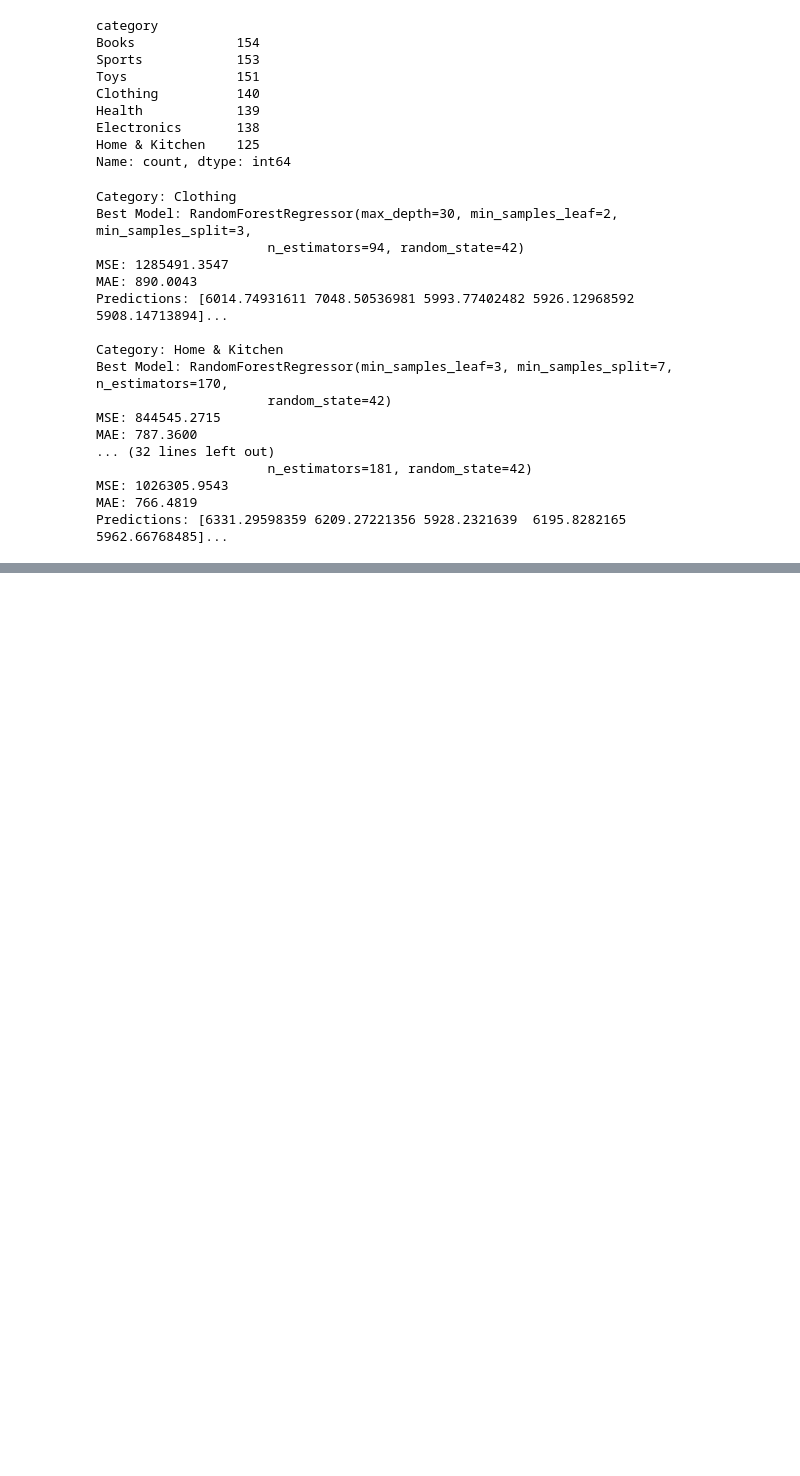
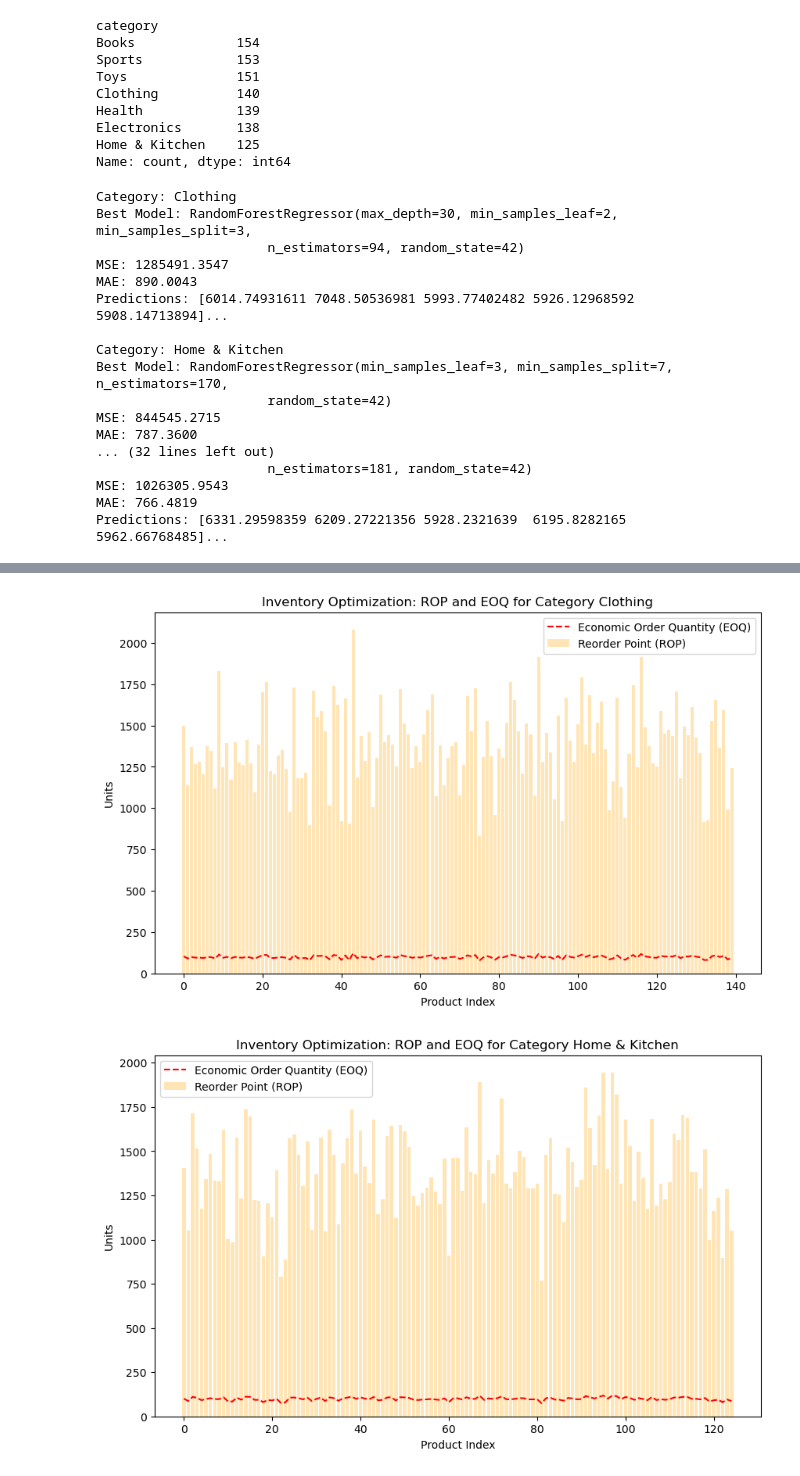
Before and after one commit to LengSokchhay/E-commerceSale, a Jupyter notebook: main.ipynb, the cells around one changed output, grey strips where cells are left out. Saved outputs shown, nothing was run; the diff lists cells and outputs as text; code cells hidden in the pictures; blank space fills up the shorter version.

```diff
--- a/main.ipynb
+++ b/main.ipynb
@@ -602,7 +602,7 @@ from sklearn.ensemble import RandomForestRegressor
 from sklearn.metrics import mean_squared_error, mean_absolute_error
 # %%
 # Load the data
-data = pd.read_csv("data/data2.csv")
+data = pd.read_csv("data/data.csv")
 
 # Check for missing values and handle them (fill or drop)
 data.fillna(method='ffill', inplace=True)
@@ -788,7 +786,7 @@ def calculate_reorder_point(daily_sales, lead_time=7):
 # Assuming 'data' is your dataset, and 'categories' is a list of categories you want to analyze
 # Example data structure for dataset
 # Replace 'data' with your actual dataset
-categories = ['clothing', 'Category B']  # Replace with your actual categories
+categories = ['Clothing', 'Home & Kitchen', 'Toys', 'Books', 'Electronics', 'Health', 'Sports'] # Replace with your actual categories
 
 category_results = {}
 
@@ -840,0 +852,40 @@ Category: Category B
+# %%
+import numpy as np
+import matplotlib.pyplot as plt
+
+# Assuming 'category_results' contains the predictions and average_daily_sales as before
+for category, result in category_results.items():
+    # Get the model predictions (forecasted total sales)
+    predictions = result['predictions']
+
+    # Calculate average daily sales (approximate by dividing by 30)
+    average_daily_sales = predictions / 30  # Assuming 30 days in a month
+
+    # Calculate reorder point (ROP) for each product
+    reorder_points = [calculate_reorder_point(daily_sales) for daily_sales in average_daily_sales]
+
+    # Calculate Economic Order Quantity (EOQ) for each product
+    eoq_values = [calculate_economic_order_quantity(daily_sales) for daily_sales in average_daily_sales]
+
+    # Plot ROP and EOQ for the category
+    plt.figure(figsize=(10, 6))
+
+    # Plot Reorder Points (ROP) as a bar chart
+    plt.bar(range(len(reorder_points)), reorder_points, color='moccasin', label='Reorder Point (ROP)')
+
+    # Plot Economic Order Quantity (EOQ) as a line
+    plt.plot(range(len(eoq_values)), eoq_values, color='red', linestyle='--', label='Economic Order Quantity (EOQ)')
+
+    # Adding labels and title
+    plt.xlabel('Product Index')
+    plt.ylabel('Units')
+    plt.title(f'Inventory Optimization: ROP and EOQ for Category {category}')
+
+    # Add legend to the plot
+    plt.legend()
+
+    # Show the plot
+    plt.show()
+# %% [output]
+[figure, added]
+[figure, added]
```
Also changed, not shown: parts of 4 cells of this notebook.
